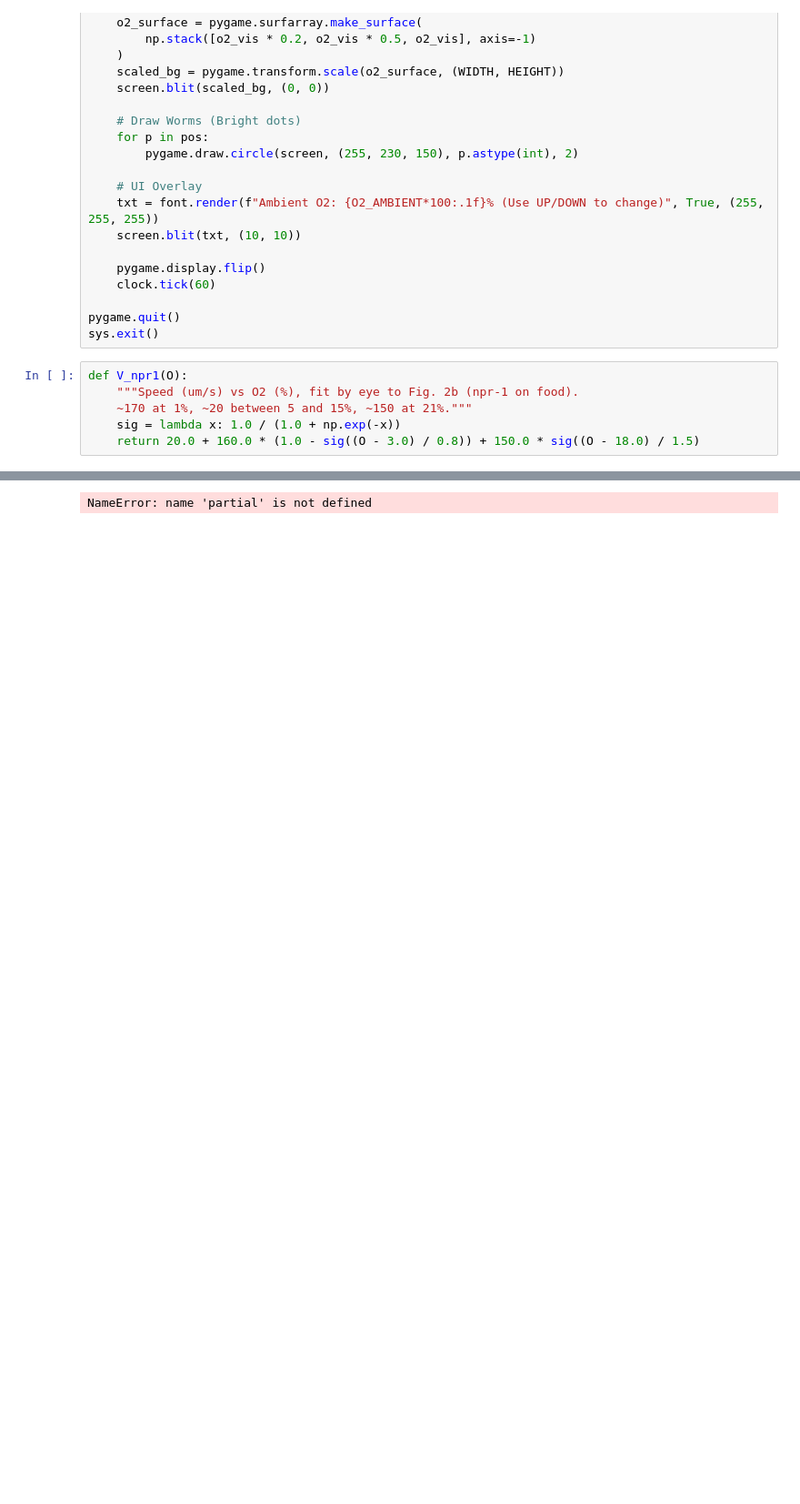
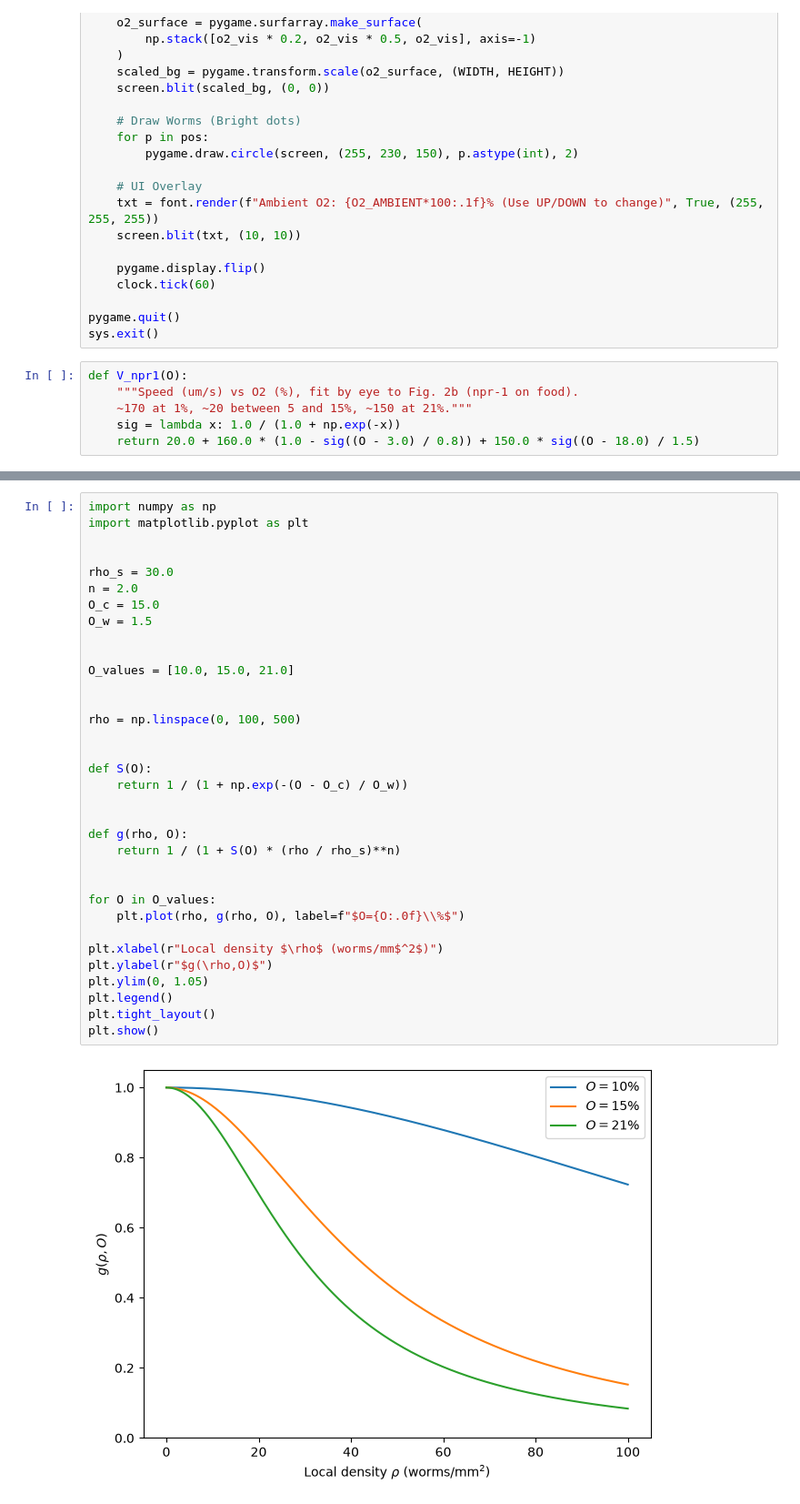
Before and after one commit to Sungonogi/fa26-project-5, a Jupyter notebook: timo_test/jax_test.ipynb, the cells around one changed output, grey strips where cells are left out. Shown at 91% size. Drawn from its saved outputs; the diff is of its cells as text; blank space fills up the shorter version.

```diff
--- a/timo_test/jax_test.ipynb
+++ b/timo_test/jax_test.ipynb
@@ -164,3 +164,36 @@ plt.show()
 # %%
+import numpy as np
+import matplotlib.pyplot as plt
+
+
+rho_s = 30.0
+n = 2.0
+O_c = 15.0
+O_w = 1.5
+
+
+O_values = [10.0, 15.0, 21.0]
+
+
+rho = np.linspace(0, 100, 500)
+
+
+def S(O):
+    return 1 / (1 + np.exp(-(O - O_c) / O_w))
+
+
+def g(rho, O):
+    return 1 / (1 + S(O) * (rho / rho_s)**n)
+
+
+for O in O_values:
+    plt.plot(rho, g(rho, O), label=f"$O={O:.0f}\\%$")
+
+plt.xlabel(r"Local density $\rho$ (worms/mm$^2$)")
+plt.ylabel(r"$g(\rho,O)$")
+plt.ylim(0, 1.05)
+plt.legend()
+plt.tight_layout()
+plt.show()
 # %% [output]
-NameError: name 'partial' is not defined
+[figure, added]
```
Also changed, not shown: parts of 1 cell of this notebook, 6 other files.
